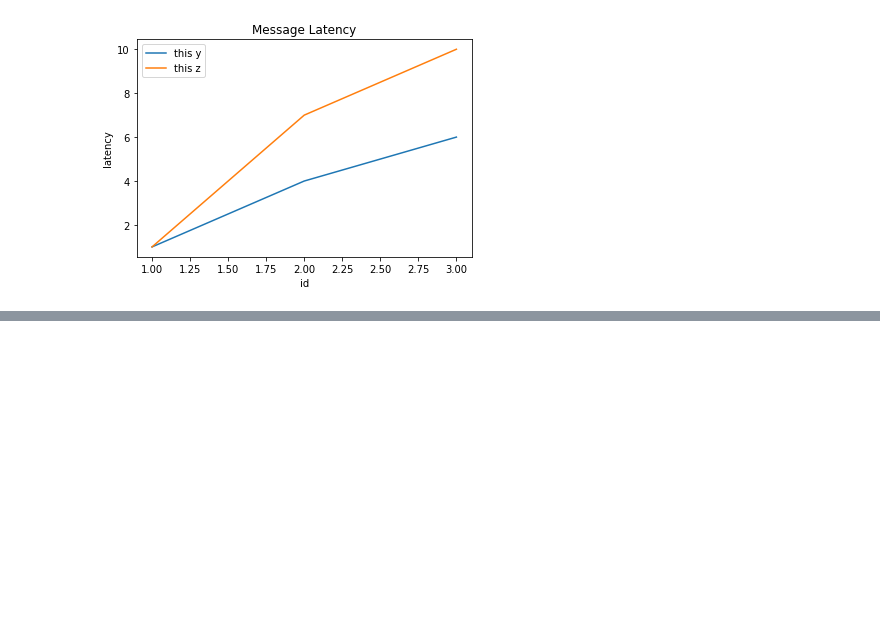
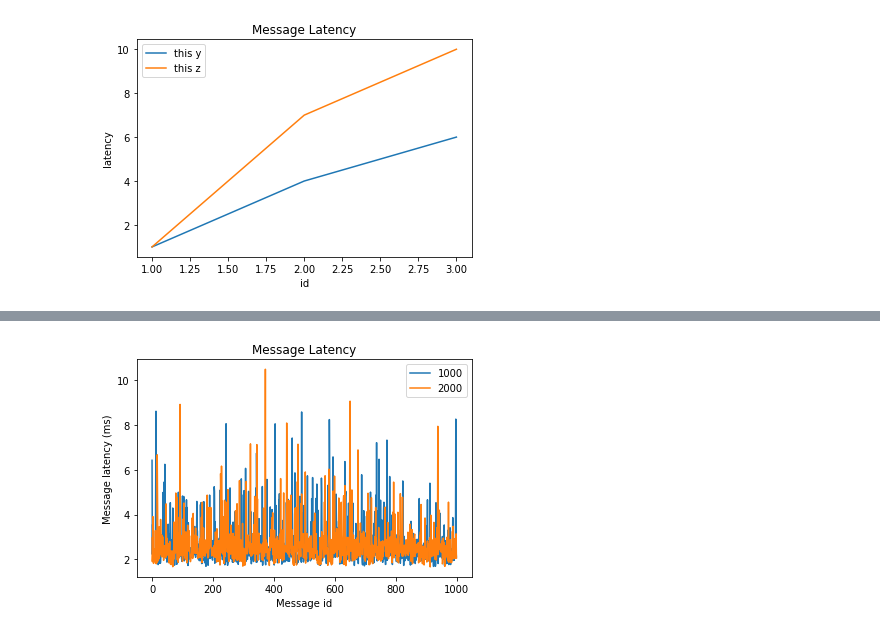
Before and after one commit to chongbin007/Master_project_Chongbin, a Jupyter notebook: experiments/experiment2/ros2_result/csvPlot.ipynb, the cells around one changed output, grey strips where cells are left out. Saved outputs shown, nothing was run; the diff lists cells and outputs as text; code cells hidden in the pictures; blank space fills up the shorter version.

```diff
--- a/experiments/experiment2/ros2_result/csvPlot.ipynb
+++ b/experiments/experiment2/ros2_result/csvPlot.ipynb
@@ -42,0 +78,16 @@ plt.savefig('plottest.png', dpi=300) #指定分辨率保存
+# %%
+
+plt.plot(sample_data1000.id,sample_data1000.message_latency)
+plt.plot(sample_data2000.id,sample_data2000.message_latency)
+plt.legend(["1000","2000"])
+
+plt.rcParams['savefig.dpi'] = 300 #图片像素
+plt.rcParams['figure.dpi'] = 300 #分辨率
+
+plt.title("Message Latency")
+plt.xlabel("Message id")
+plt.ylabel("Message latency (ms)")
+
+plt.savefig('high2.png', dpi=300) #指定分辨率保存
+# %% [output]
+[figure, added]
```
Also changed, not shown: parts of 4 cells of this notebook, 37 other files.
